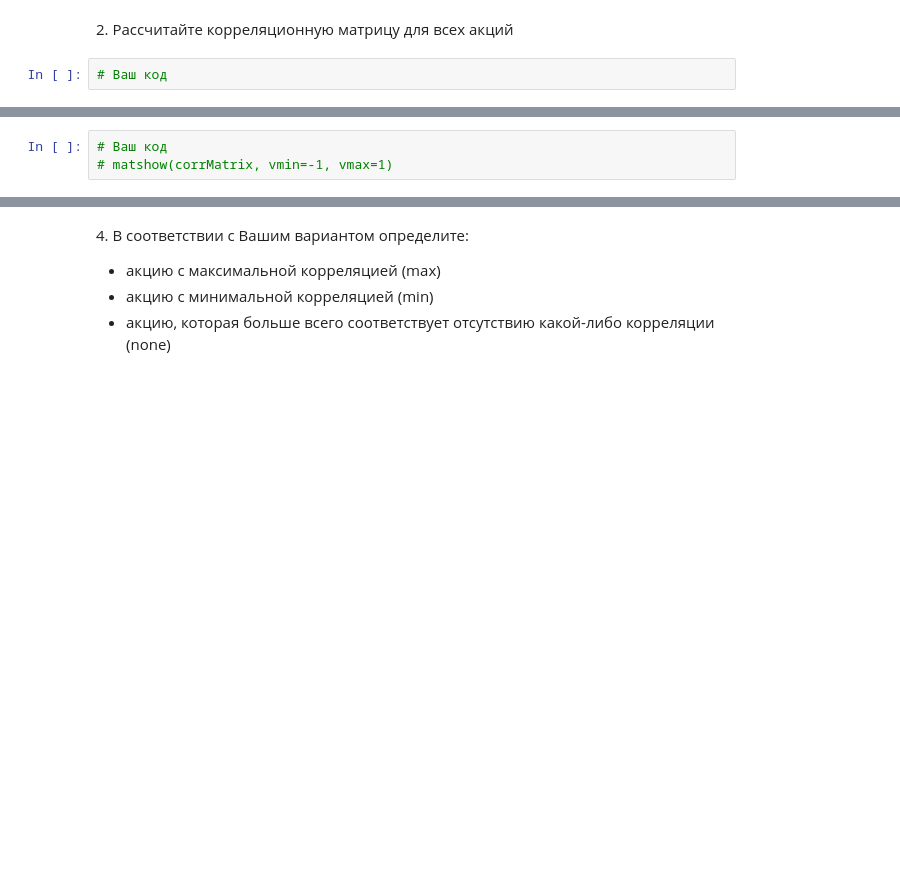
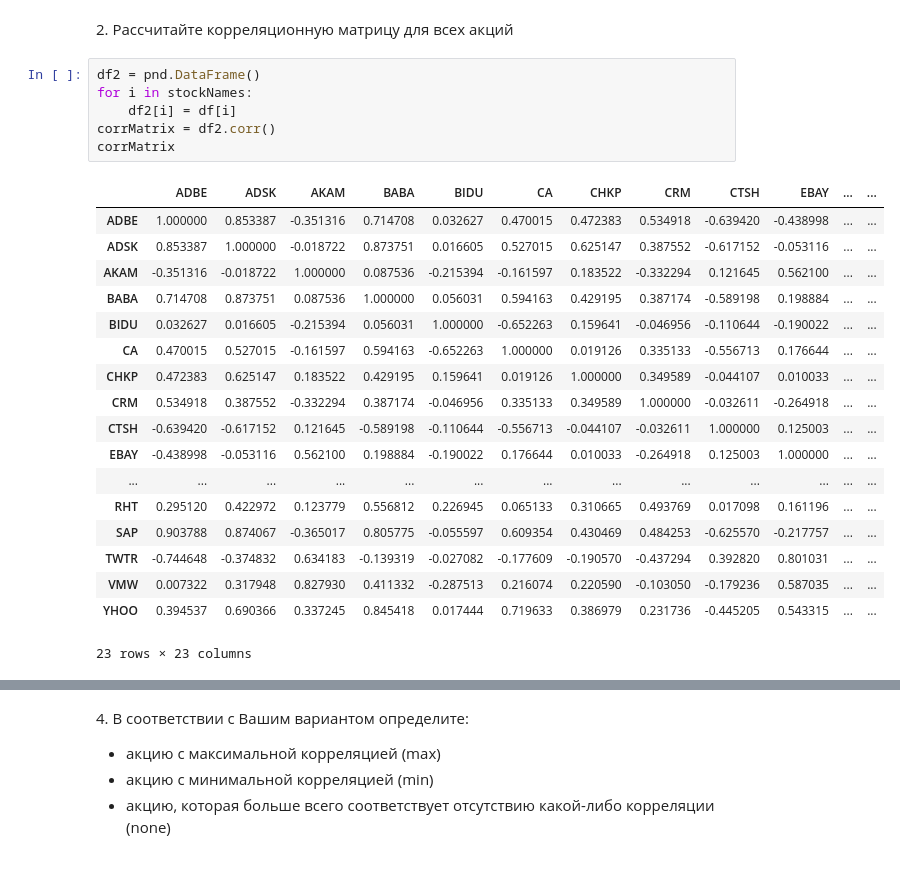
Before and after one commit to alpolyakov/---6-11---, a Jupyter notebook: notebooksEdit/A1_Descriptive_Analysis.ipynb, the cells around one changed output, grey strips where cells are left out. Drawn from its saved outputs; the diff is of its cells as text; blank space fills up the shorter version.

```diff
--- a/notebooksEdit/A1_Descriptive_Analysis.ipynb
+++ b/notebooksEdit/A1_Descriptive_Analysis.ipynb
@@ -302,10 +342,30 @@ df
 # %% [markdown]
 <p>2. Рассчитайте корреляционную матрицу для всех акций</p>
-# %%
-# Ваш код
+# %%
+df2 = pnd.DataFrame()
+for i in stockNames:
+    df2[i] = df[i]
+corrMatrix = df2.corr()
+corrMatrix
+# %% [output]
+|  | ADBE | ADSK | AKAM | BABA | BIDU | CA | CHKP | CRM | CTSH | EBAY | ... | ... |
+| ADBE | 1.000000 | 0.853387 | -0.351316 | 0.714708 | 0.032627 | 0.470015 | 0.472383 | 0.534918 | -0.639420 | -0.438998 | ... | ... |
+| ADSK | 0.853387 | 1.000000 | -0.018722 | 0.873751 | 0.016605 | 0.527015 | 0.625147 | 0.387552 | -0.617152 | -0.053116 | ... | ... |
+| AKAM | -0.351316 | -0.018722 | 1.000000 | 0.087536 | -0.215394 | -0.161597 | 0.183522 | -0.332294 | 0.121645 | 0.562100 | ... | ... |
+| BABA | 0.714708 | 0.873751 | 0.087536 | 1.000000 | 0.056031 | 0.594163 | 0.429195 | 0.387174 | -0.589198 | 0.198884 | ... | ... |
+| BIDU | 0.032627 | 0.016605 | -0.215394 | 0.056031 | 1.000000 | -0.652263 | 0.159641 | -0.046956 | -0.110644 | -0.190022 | ... | ... |
+| CA | 0.470015 | 0.527015 | -0.161597 | 0.594163 | -0.652263 | 1.000000 | 0.019126 | 0.335133 | -0.556713 | 0.176644 | ... | ... |
+| CHKP | 0.472383 | 0.625147 | 0.183522 | 0.429195 | 0.159641 | 0.019126 | 1.000000 | 0.349589 | -0.044107 | 0.010033 | ... | ... |
+| CRM | 0.534918 | 0.387552 | -0.332294 | 0.387174 | -0.046956 | 0.335133 | 0.349589 | 1.000000 | -0.032611 | -0.264918 | ... | ... |
+| CTSH | -0.639420 | -0.617152 | 0.121645 | -0.589198 | -0.110644 | -0.556713 | -0.044107 | -0.032611 | 1.000000 | 0.125003 | ... | ... |
+| EBAY | -0.438998 | -0.053116 | 0.562100 | 0.198884 | -0.190022 | 0.176644 | 0.010033 | -0.264918 | 0.125003 | 1.000000 | ... | ... |
+| ... | ... | ... | ... | ... | ... | ... | ... | ... | ... | ... | ... | ... |
+| RHT | 0.295120 | 0.422972 | 0.123779 | 0.556812 | 0.226945 | 0.065133 | 0.310665 | 0.493769 | 0.017098 | 0.161196 | ... | ... |
+| SAP | 0.903788 | 0.874067 | -0.365017 | 0.805775 | -0.055597 | 0.609354 | 0.430469 | 0.484253 | -0.625570 | -0.217757 | ... | ... |
+| TWTR | -0.744648 | -0.374832 | 0.634183 | -0.139319 | -0.027082 | -0.177609 | -0.190570 | -0.437294 | 0.392820 | 0.801031 | ... | ... |
+| VMW | 0.007322 | 0.317948 | 0.827930 | 0.411332 | -0.287513 | 0.216074 | 0.220590 | -0.103050 | -0.179236 | 0.587035 | ... | ... |
+| YHOO | 0.394537 | 0.690366 | 0.337245 | 0.845418 | 0.017444 | 0.719633 | 0.386979 | 0.231736 | -0.445205 | 0.543315 | ... | ... |
+23 rows × 23 columns
 # %% [markdown]
 <p>3. Отобразите корреляционную матрицу в виде диаграммы. Примерный вид графика приведен ниже</p>
 <img src="img/fig_corr_matrix.png" width="400px">
-# %%
-# Ваш код
-# matshow(corrMatrix, vmin=-1, vmax=1)
```
Also changed, not shown: parts of 10 cells of this notebook.
